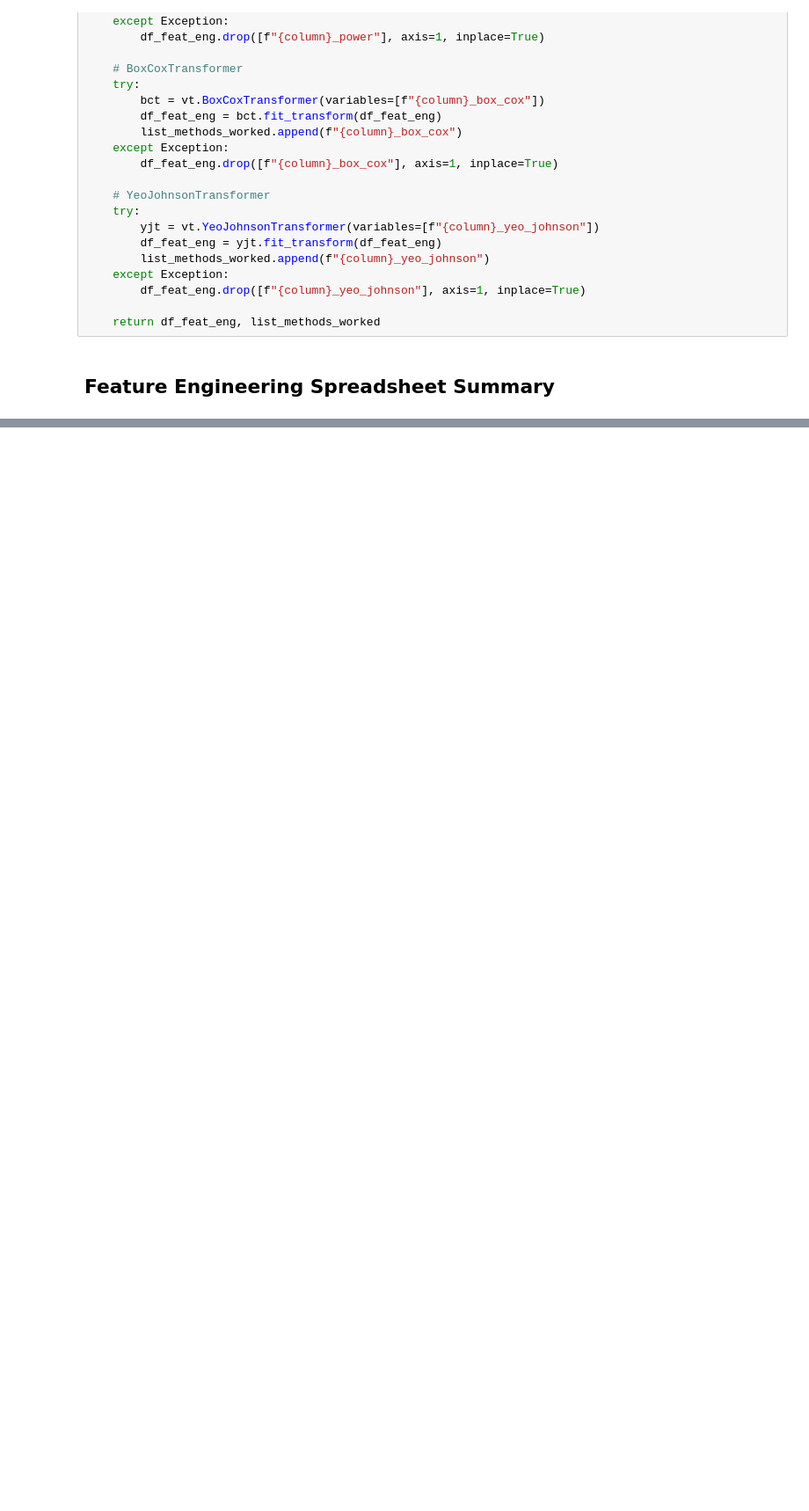
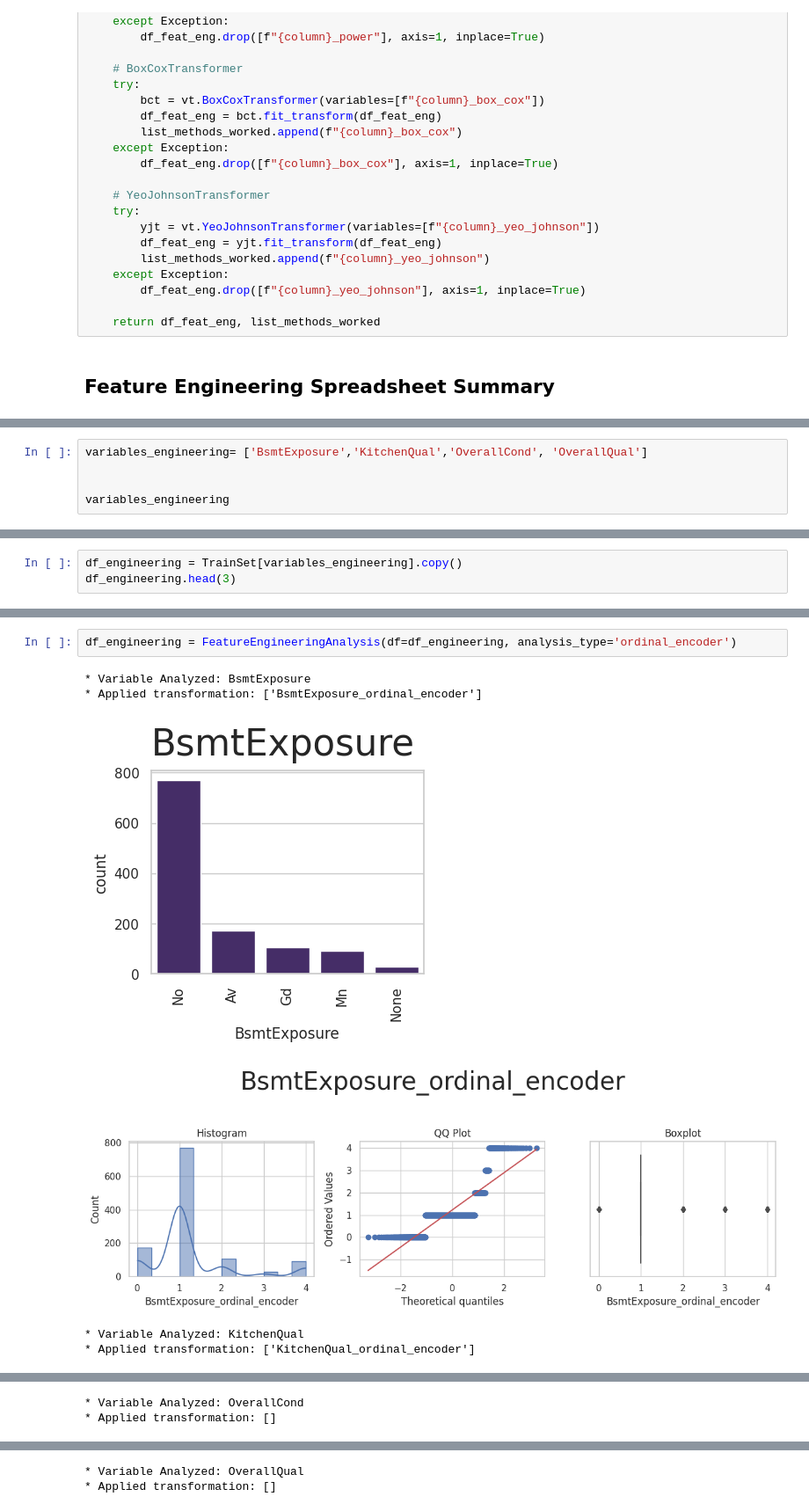
Before and after one commit to blackcatten/Heritage-Housing-project--Predictive-Analytics, a Jupyter notebook: jupyter_notebooks/04_FeatureEngineering.ipynb, the cells around one changed output, grey strips where cells are left out. Shown at 88% size. Cells and saved outputs as stored; diff of their text form; blank space fills up the shorter version.

Commit message:
Add categorical encoding in feature engineering

```diff
--- a/jupyter_notebooks/04_FeatureEngineering.ipynb
+++ b/jupyter_notebooks/04_FeatureEngineering.ipynb
@@ -396,0 +402,5 @@ def FeatEngineering_Numerical(df_feat_eng, column):
+# %%
+variables_engineering= ['BsmtExposure','KitchenQual','OverallCond', 'OverallQual']
+
+
+variables_engineering
@@ -396,0 +411,3 @@ def FeatEngineering_Numerical(df_feat_eng, column):
+# %%
+df_engineering = TrainSet[variables_engineering].copy()
+df_engineering.head(3)
@@ -396,0 +421,9 @@ def FeatEngineering_Numerical(df_feat_eng, column):
+# %%
+df_engineering = FeatureEngineeringAnalysis(df=df_engineering, analysis_type='ordinal_encoder')
+# %% [output]
+* Variable Analyzed: BsmtExposure
+* Applied transformation: ['BsmtExposure_ordinal_encoder']
+[figure, added]
+[figure, added]
+* Variable Analyzed: KitchenQual
+* Applied transformation: ['KitchenQual_ordinal_encoder']
@@ -396,0 +432,2 @@ def FeatEngineering_Numerical(df_feat_eng, column):
+* Variable Analyzed: OverallCond
+* Applied transformation: []
@@ -396,0 +435,2 @@ def FeatEngineering_Numerical(df_feat_eng, column):
+* Variable Analyzed: OverallQual
+* Applied transformation: []
```
Also changed, not shown: parts of 7 cells of this notebook.
